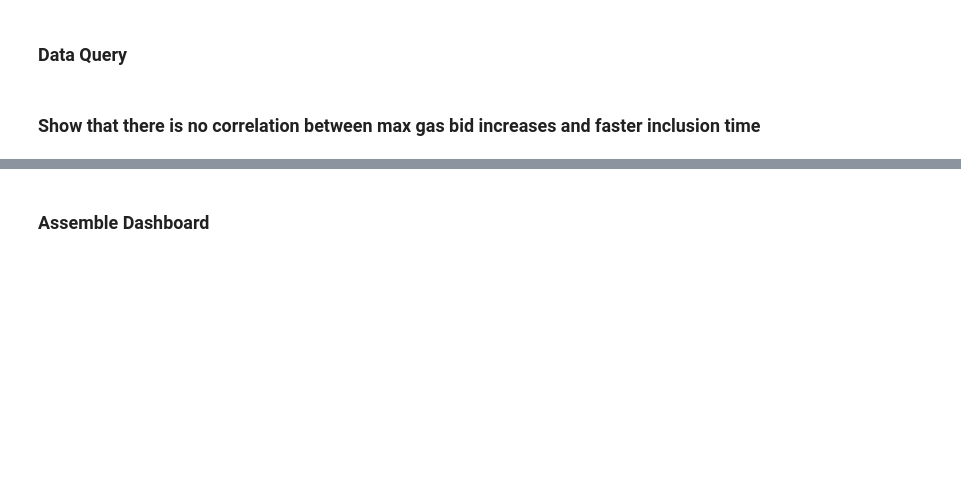
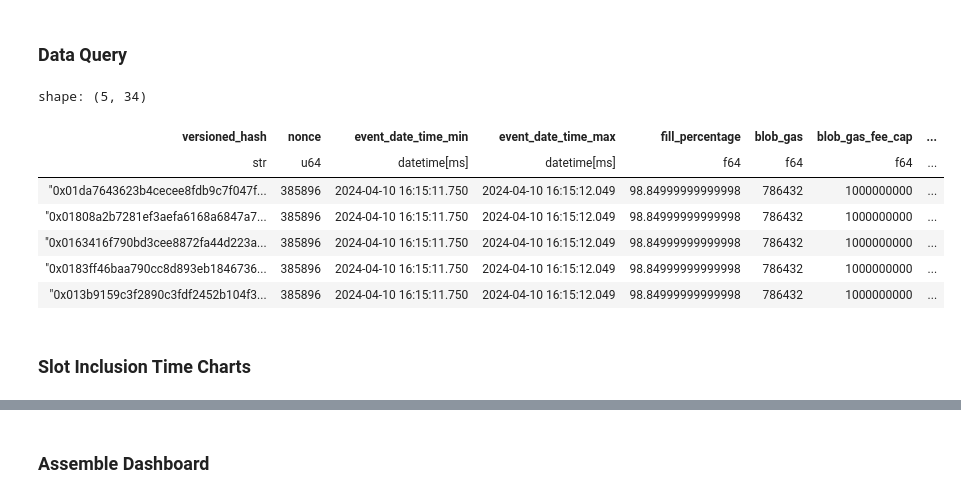
Before and after one commit to Evan-Kim2028/eip4844_blob_data, a Jupyter notebook: panel/dashboard.ipynb, the cells around one changed output, grey strips where cells are left out. Drawn from its saved outputs; the diff is of its cells as text; code cells hidden in the pictures; blank space fills up the shorter version.

```diff
--- a/panel/dashboard.ipynb
+++ b/panel/dashboard.ipynb
@@ -14,14 +18,18 @@ polars.config.Config
 # %% [markdown]
 ### Data Query
 # %%
-# instantiate a Preprocessor for Base blob data fora 1 day period
-# arbitrum - 0xC1b634853Cb333D3aD8663715b08f41A3Aec47cc
-# base - 0x5050F69a9786F081509234F1a7F4684b5E5b76C9
+arbitrum: str = "0xC1b634853Cb333D3aD8663715b08f41A3Aec47cc"
+base: str = "0x5050F69a9786F081509234F1a7F4684b5E5b76C9"
+num_days: int = 1
 preprocessor: Preprocessor = Preprocessor(
-    blob_producer="0x5050F69a9786F081509234F1a7F4684b5E5b76C9",  # base
-    period=1,  # 1 day
+    blob_producer=base,  # base
+    period=num_days,
     network="mainnet",  # mainnet
 )
+
+client = Hypersync()
 # %%
 # get preprocessed data
 slot_inclusion_df: pl.DataFrame = preprocessor.slot_inclusion()
+
+txs_df = client.query_txs(address=base.lower(), period=(num_days))
@@ -38,2 +35,0 @@ processing_df = slot_inclusion_df.drop_nulls().drop(
-# %% [markdown]
-### Show that there is no correlation between max gas bid increases and faster inclusion time
@@ -39,0 +53,40 @@ processing_df = slot_inclusion_df.drop_nulls().drop(
+# %%
+joined_processed_slot_inclusion_df = processed_slot_inclusion_df.join(
+    txs_df, on="hash", how="left"
+)
+# %%
+slot_inclusion_tx_df = (
+    (
+        joined_processed_slot_inclusion_df.with_columns(
+            (pl.col("effective_gas_price") / 10**9)
+            .round(3)
+            .alias(
+                "effective_gas_price_gwei"
+            ),  # gas price in gwei that was paid, including priority fee
+            (pl.col("max_fee_per_gas") / 10**9)
+            .round(3)
+            .alias(
+                "max_fee_per_gas_gwei"
+            ),  # max gas price in gwei that rollup is willing to pay
+            (pl.col("max_priority_fee_per_gas") / 10**9)
+            .round(3)
+            # priority gas fee in gwei,
+            .alias("max_priority_fee_per_gas_gwei"),
+        )
+    )
+    .drop_nulls()
+    .sort(by="submission_count", descending=True)
+)
+# %%
+slot_inclusion_tx_df.head(5)
+# %% [output]
+shape: (5, 34)
+| versioned_hash | nonce | event_date_time_min | event_date_time_max | fill_percentage | blob_gas | blob_gas_fee_cap | ... |
+| str | u64 | datetime[ms] | datetime[ms] | f64 | f64 | f64 | ... |
+| "0x01da7643623b4cecee8fdb9c7f047f... | 385896 | 2024-04-10 16:15:11.750 | 2024-04-10 16:15:12.049 | 98.84999999999998 | 786432 | 1000000000 | ... |
+| "0x01808a2b7281ef3aefa6168a6847a7... | 385896 | 2024-04-10 16:15:11.750 | 2024-04-10 16:15:12.049 | 98.84999999999998 | 786432 | 1000000000 | ... |
+| "0x0163416f790bd3cee8872fa44d223a... | 385896 | 2024-04-10 16:15:11.750 | 2024-04-10 16:15:12.049 | 98.84999999999998 | 786432 | 1000000000 | ... |
+| "0x0183ff46baa790cc8d893eb1846736... | 385896 | 2024-04-10 16:15:11.750 | 2024-04-10 16:15:12.049 | 98.84999999999998 | 786432 | 1000000000 | ... |
+| "0x013b9159c3f2890c3fdf2452b104f3... | 385896 | 2024-04-10 16:15:11.750 | 2024-04-10 16:15:12.049 | 98.84999999999998 | 786432 | 1000000000 | ... |
+# %% [markdown]
+### Slot Inclusion Time Charts
```
Also changed, not shown: parts of 13 cells of this notebook.
